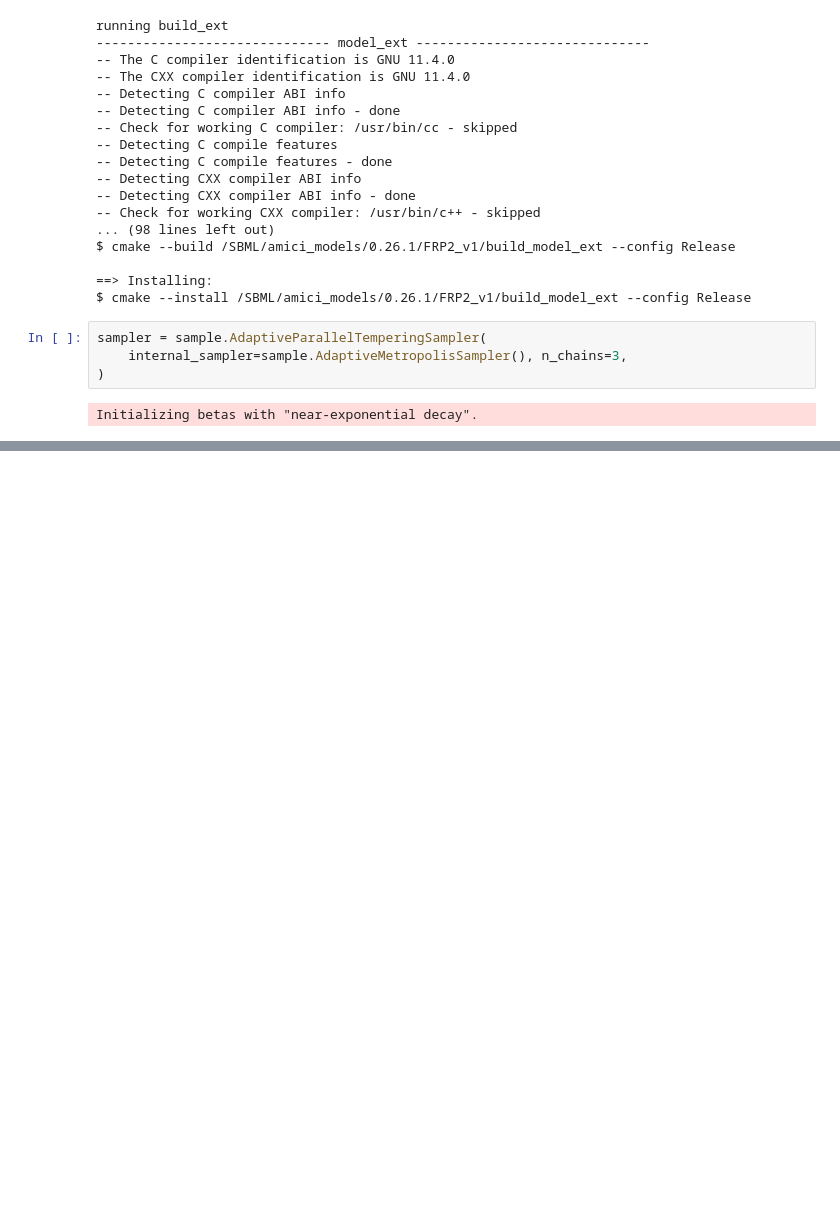
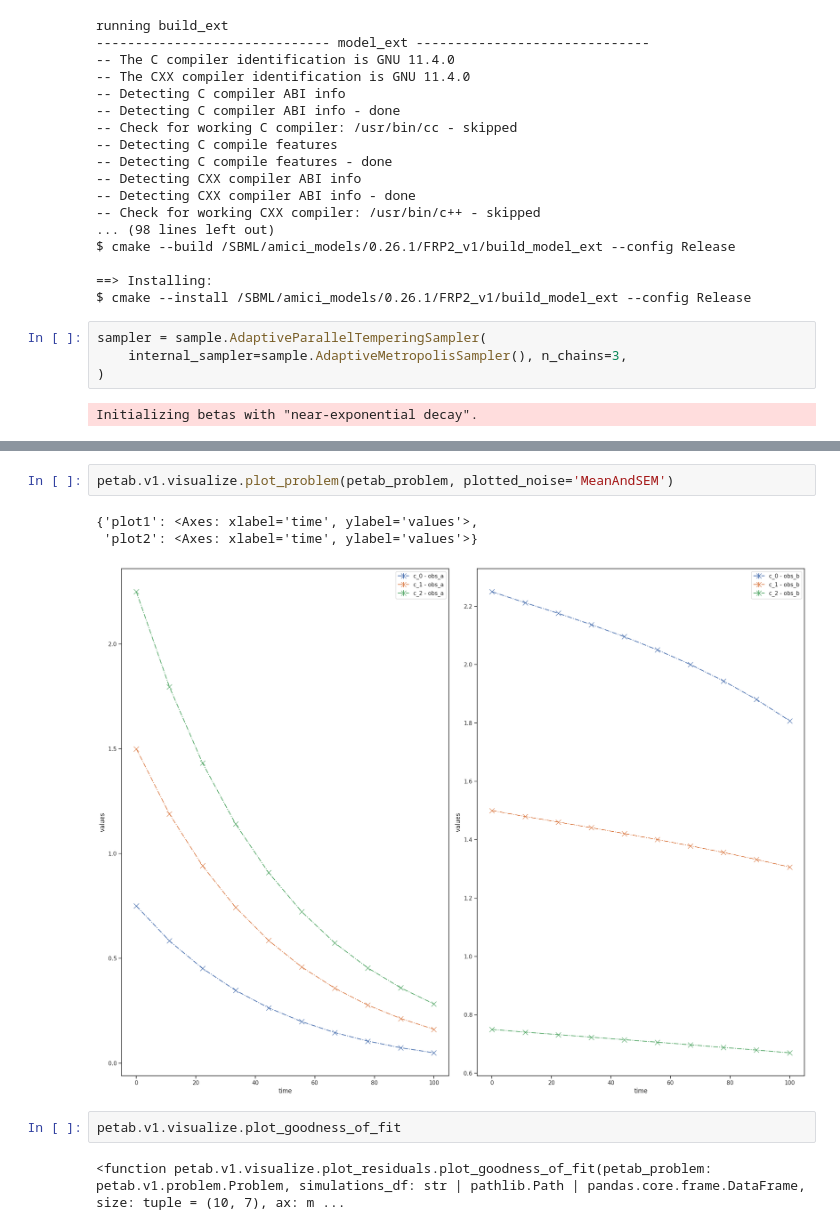
Before and after one commit to shivanimadhan/kinetic-ode-fitting, a Jupyter notebook: PyPESTO/FRP/FRP2_v1.ipynb, the cells around one changed output, grey strips where cells are left out. Drawn from its saved outputs; the diff is of its cells as text; blank space fills up the shorter version.

```diff
--- a/PyPESTO/FRP/FRP2_v1.ipynb
+++ b/PyPESTO/FRP/FRP2_v1.ipynb
@@ -348,0 +461,10 @@ plt.show()
+# %%
+petab.v1.visualize.plot_problem(petab_problem, plotted_noise='MeanAndSEM')
+# %% [output]
+{'plot1': <Axes: xlabel='time', ylabel='values'>,
+ 'plot2': <Axes: xlabel='time', ylabel='values'>}
+[figure, added]
+# %%
+petab.v1.visualize.plot_goodness_of_fit
+# %% [output]
+<function petab.v1.visualize.plot_residuals.plot_goodness_of_fit(petab_problem: petab.v1.problem.Problem, simulations_df: str | pathlib.Path | pandas.core.frame.DataFrame, size: tuple = (10, 7), ax: m ...
```
Also changed, not shown: parts of 24 cells of this notebook, 34 other files.
